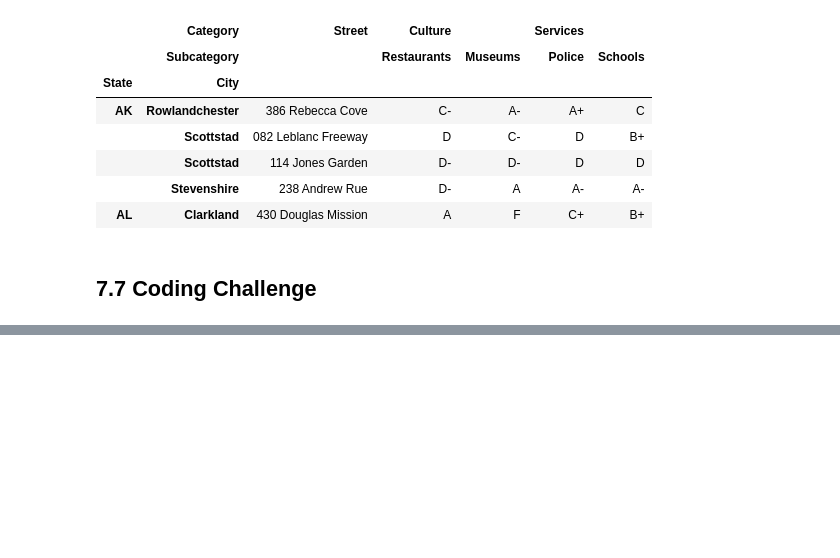
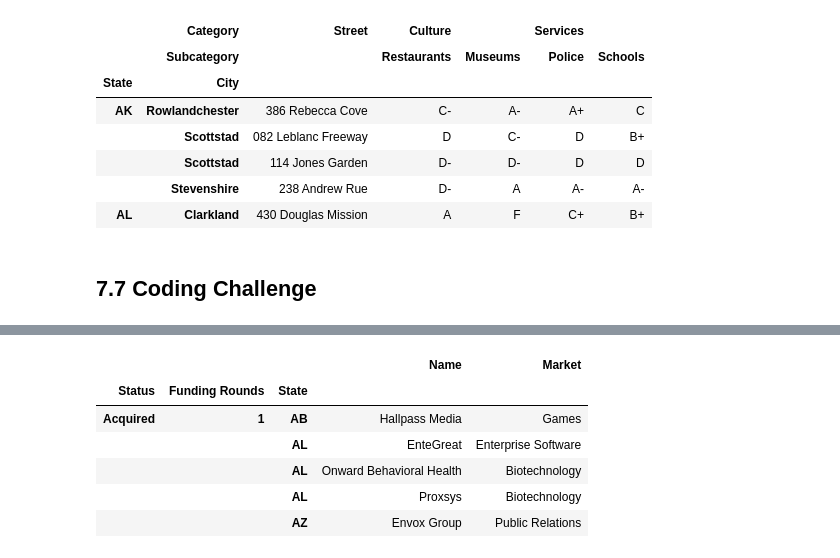
Before and after one commit to rickhall2000/ongoing-learning, a Jupyter notebook: pandas_in_action/ch_7_MultiIndex_DataFrames.ipynb, the cells around one changed output, grey strips where cells are left out. Cells and saved outputs as stored; diff of their text form; code cells hidden in the pictures; blank space fills up the shorter version.

```diff
--- a/pandas_in_action/ch_7_MultiIndex_DataFrames.ipynb
+++ b/pandas_in_action/ch_7_MultiIndex_DataFrames.ipynb
@@ -736,0 +758,10 @@ neighborhoods.set_index(keys=["State", "City"]).head()
+# %%
+investments.head()
+# %% [output]
+|  |  |  | Name | Market |
+| Status | Funding Rounds | State |  |  |
+| Acquired | 1 | AB | Hallpass Media | Games |
+|  |  | AL | EnteGreat | Enterprise Software |
+|  |  | AL | Onward Behavioral Health | Biotechnology |
+|  |  | AL | Proxsys | Biotechnology |
+|  |  | AZ | Envox Group | Public Relations |
```
Also changed, not shown: parts of 9 cells of this notebook.
